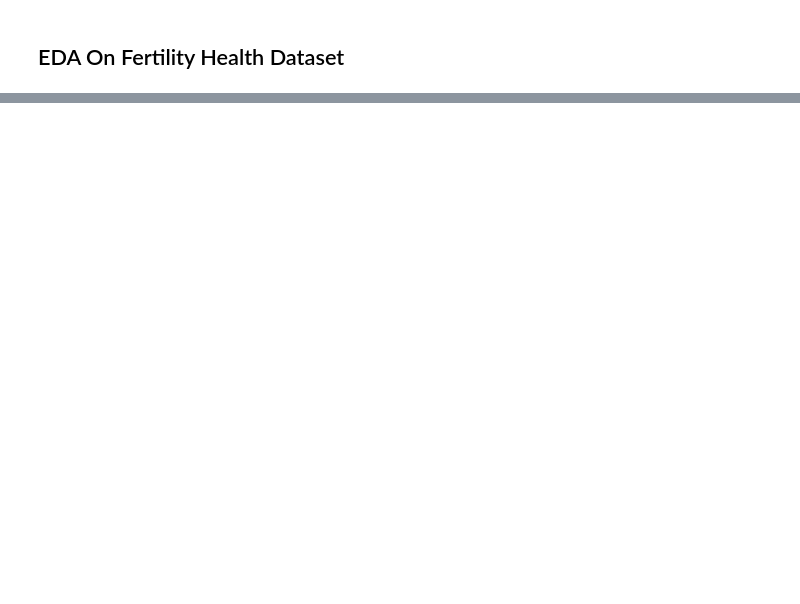
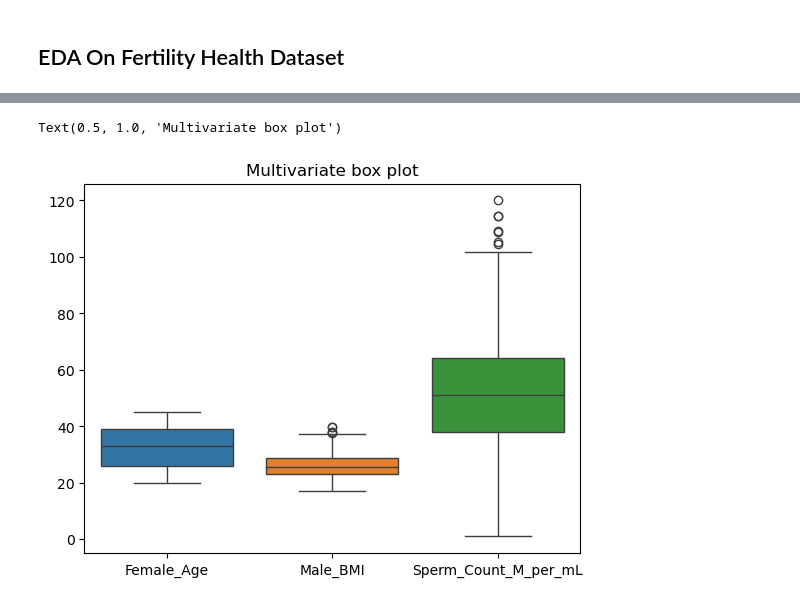
Before and after one commit to datascientist-man/EDA_Student_performance, a Jupyter notebook: Eda_fertility_health_machine_learning.ipynb, the cells around one changed output, grey strips where cells are left out. Cells and saved outputs as stored; diff of their text form; code cells hidden in the pictures; blank space fills up the shorter version.

Commit message:
add plots and graphs

```diff
--- a/Eda_fertility_health_machine_learning.ipynb
+++ b/Eda_fertility_health_machine_learning.ipynb
@@ -26,0 +125,7 @@ df.head()
+# %%
+# checking that Female Age is affected by outliers or not by ploting box plot.
+sns.boxplot(data=df[["Female_Age",'Male_BMI','Sperm_Count_M_per_mL']])
+plt.title("Multivariate box plot")
+# %% [output]
+Text(0.5, 1.0, 'Multivariate box plot')
+[figure, added]
```
Also changed, not shown: parts of 16 cells of this notebook.
